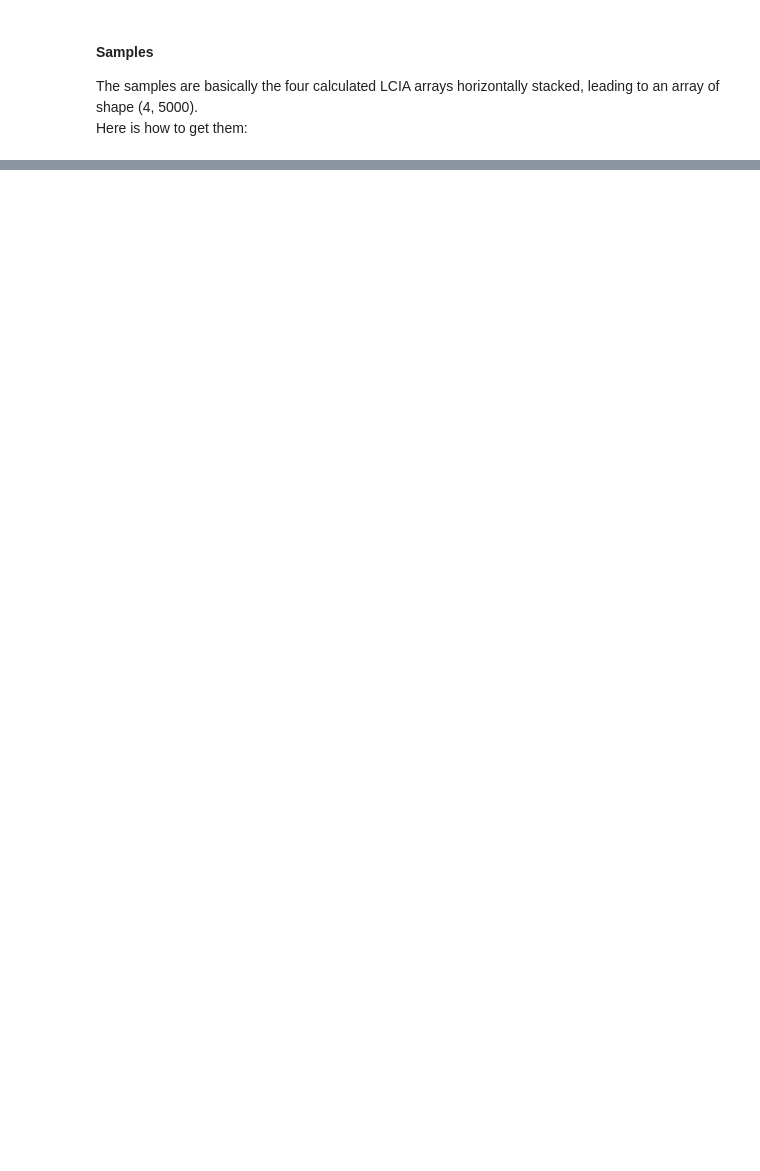
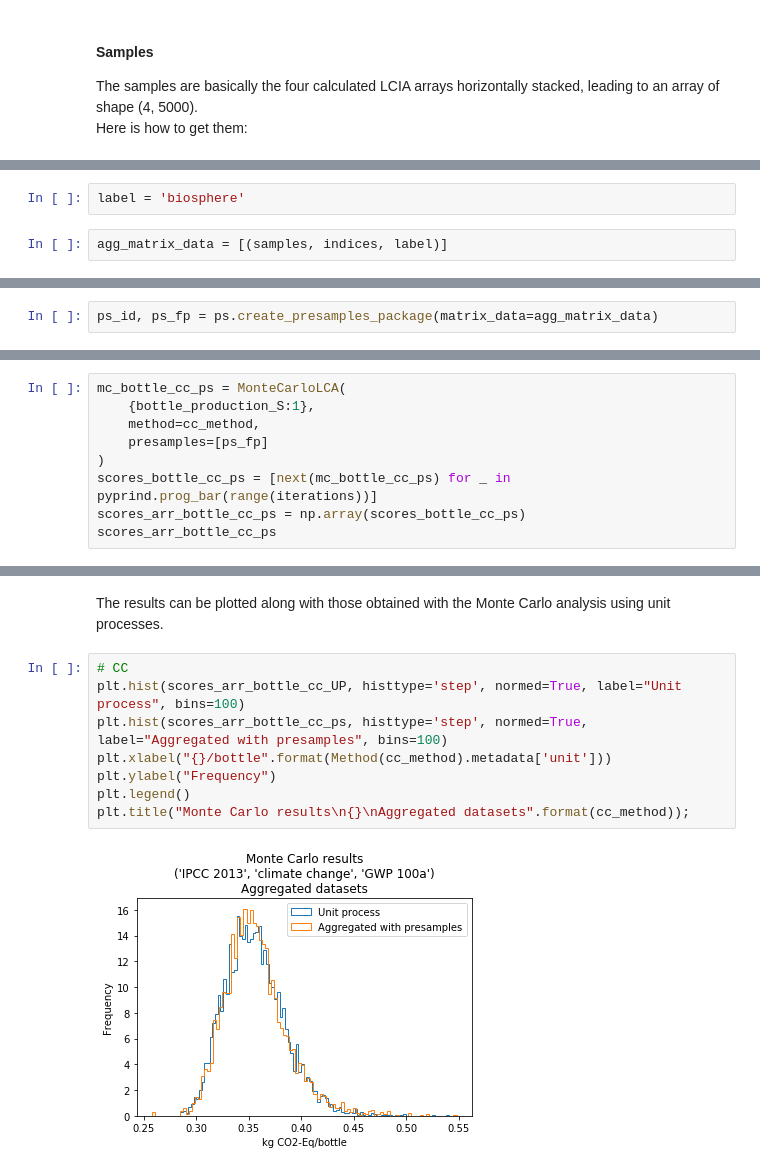
Before and after one commit to PascalLesage/database_wide_monte_carlo, a Jupyter notebook: examples/Using precalculated samples - within Brightway2 environment.ipynb, the cells around one changed output, grey strips where cells are left out. Drawn from its saved outputs; the diff is of its cells as text; blank space fills up the shorter version.

Commit message:
Notebook with presamples

```diff
--- a/examples/Using precalculated samples - within Brightway2 environment.ipynb
+++ b/examples/Using precalculated samples - within Brightway2 environment.ipynb
@@ -374,0 +552,4 @@ samples.shape
+# %%
+label = 'biosphere'
+# %%
+agg_matrix_data = [(samples, indices, label)]
@@ -374,0 +561,2 @@ samples.shape
+# %%
+ps_id, ps_fp = ps.create_presamples_package(matrix_data=agg_matrix_data)
@@ -374,0 +574,9 @@ samples.shape
+# %%
+mc_bottle_cc_ps = MonteCarloLCA(
+    {bottle_production_S:1},
+    method=cc_method,
+    presamples=[ps_fp]
+)
+scores_bottle_cc_ps = [next(mc_bottle_cc_ps) for _ in pyprind.prog_bar(range(iterations))]
+scores_arr_bottle_cc_ps = np.array(scores_bottle_cc_ps)
+scores_arr_bottle_cc_ps
@@ -374,0 +604,12 @@ samples.shape
+# %% [markdown]
+The results can be plotted along with those obtained with the Monte Carlo analysis using unit processes.
+# %%
+# CC
+plt.hist(scores_arr_bottle_cc_UP, histtype='step', normed=True, label="Unit process", bins=100)
+plt.hist(scores_arr_bottle_cc_ps, histtype='step', normed=True, label="Aggregated with presamples", bins=100)
+plt.xlabel("{}/bottle".format(Method(cc_method).metadata['unit']))
+plt.ylabel("Frequency")
+plt.legend()
+plt.title("Monte Carlo results\n{}\nAggregated datasets".format(cc_method));
+# %% [output]
+[figure, added]
```
Also changed, not shown: parts of 44 cells of this notebook.
